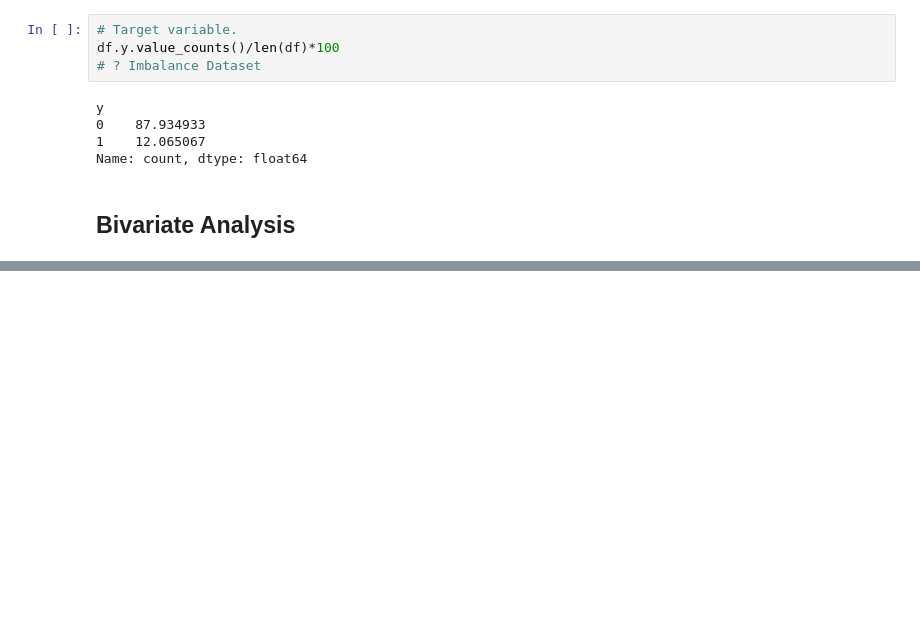
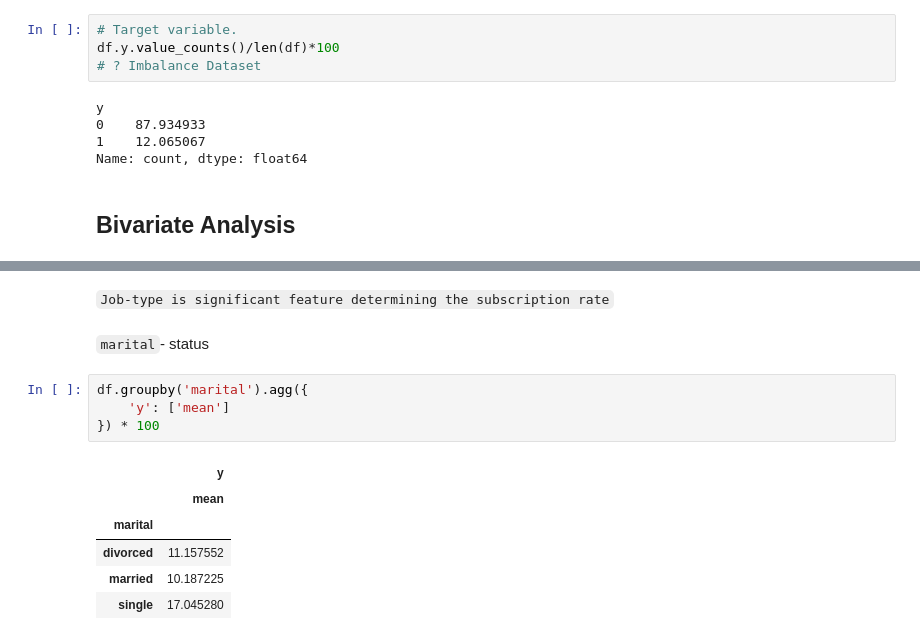
Before and after one commit to Raushan999/Kaggle_Exercise, a Jupyter notebook: notebooks/01_data_preprocessing.ipynb, the cells around one changed output, grey strips where cells are left out. Drawn from its saved outputs; the diff is of its cells as text; blank space fills up the shorter version.

```diff
--- a/notebooks/01_data_preprocessing.ipynb
+++ b/notebooks/01_data_preprocessing.ipynb
@@ -369,0 +473,15 @@ df.
+# %% [markdown]
+`Job-type is significant feature determining the subscription rate`
+# %% [markdown]
+`marital`- status
+# %%
+df.groupby('marital').agg({
+    'y': ['mean']
+}) * 100
+# %% [output]
+|  | y |
+|  | mean |
+| marital |  |
+| divorced | 11.157552 |
+| married | 10.187225 |
+| single | 17.045280 |
```
Also changed, not shown: parts of 15 cells of this notebook, 1 other file.
